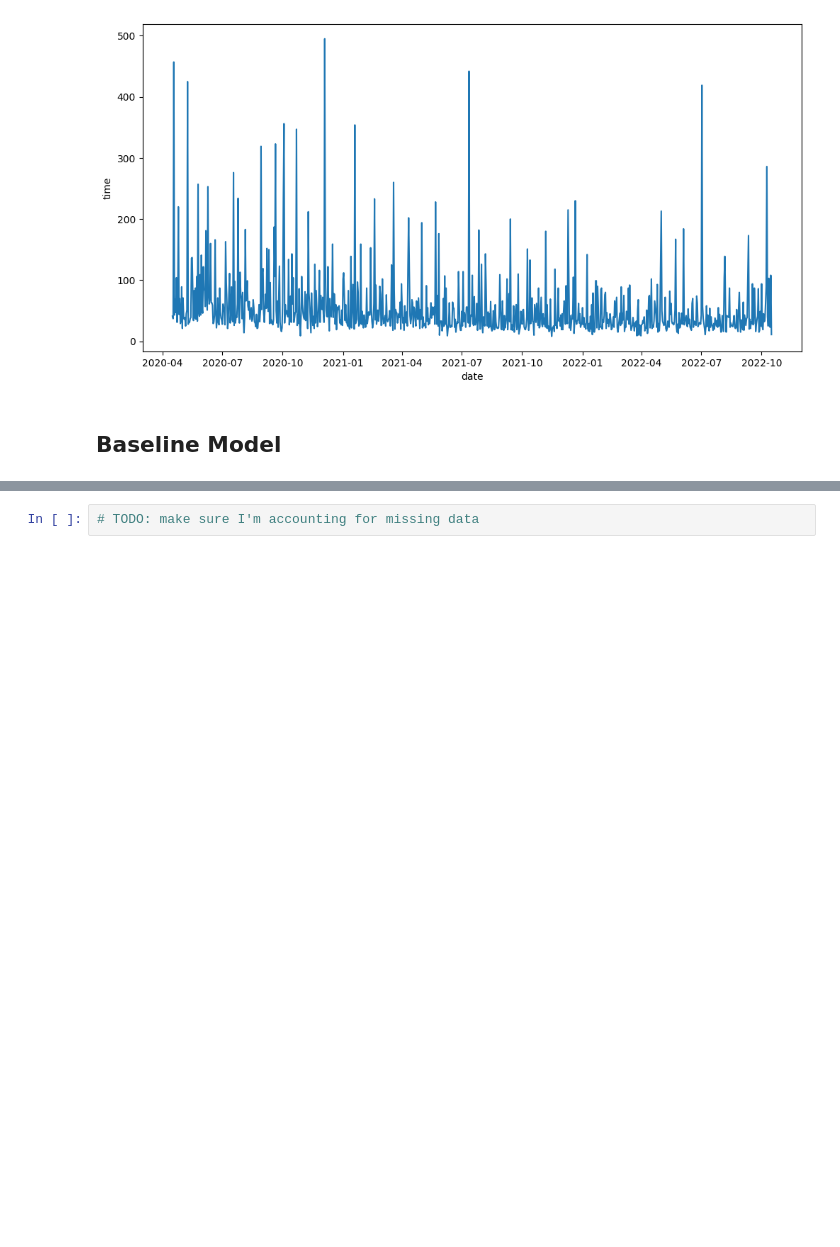
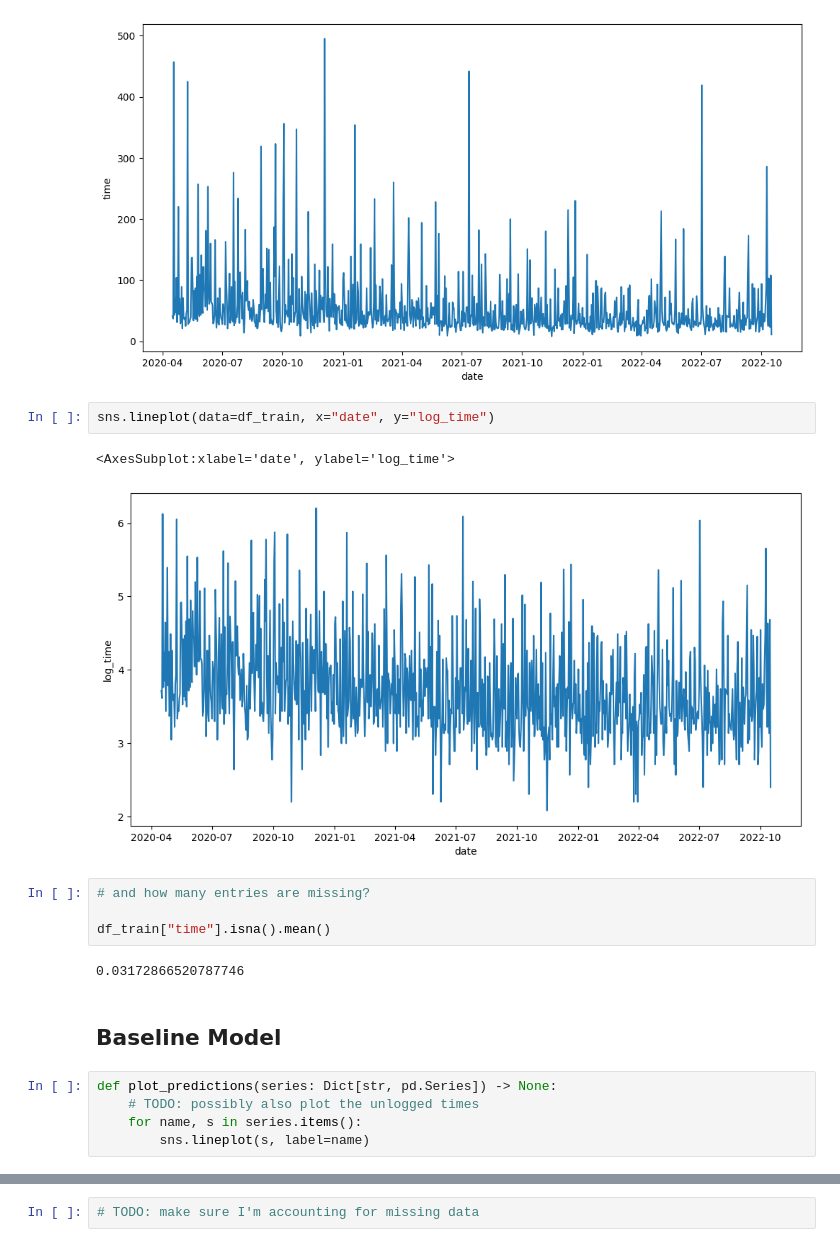
Before and after one commit to asjchen/mini-crossword-forecasts, a Jupyter notebook: NYTimes Mini Crossword Time Forecasting.ipynb, the cells around one changed output, grey strips where cells are left out. Drawn from its saved outputs; the diff is of its cells as text; blank space fills up the shorter version.

```diff
--- a/NYTimes Mini Crossword Time Forecasting.ipynb
+++ b/NYTimes Mini Crossword Time Forecasting.ipynb
@@ -75,7 +84,23 @@ sns.lineplot(data=df_train, x="date", y="time")
 # %% [output]
 <AxesSubplot:xlabel='date', ylabel='time'>
 [figure]
+# %%
+sns.lineplot(data=df_train, x="date", y="log_time")
+# %% [output]
+<AxesSubplot:xlabel='date', ylabel='log_time'>
+[figure, added]
+# %%
+# and how many entries are missing?
+
+df_train["time"].isna().mean()
+# %% [output]
+0.03172866520787746
 # %% [markdown]
 ## Baseline Model
+# %%
+def plot_predictions(series: Dict[str, pd.Series]) -> None:
+    # TODO: possibly also plot the unlogged times
+    for name, s in series.items():
+        sns.lineplot(s, label=name)
 # %%
 class CrosswordForecaster:
```
Also changed, not shown: parts of 9 cells of this notebook.
